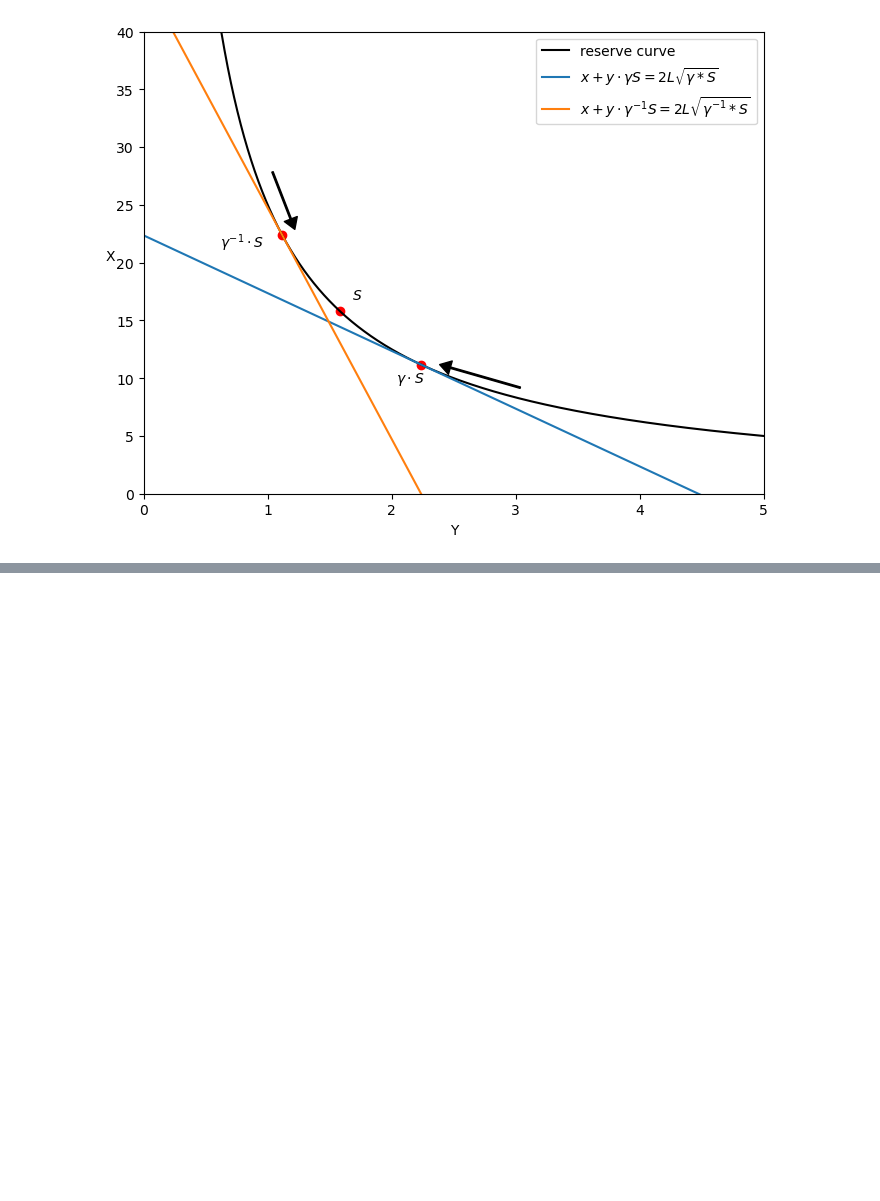
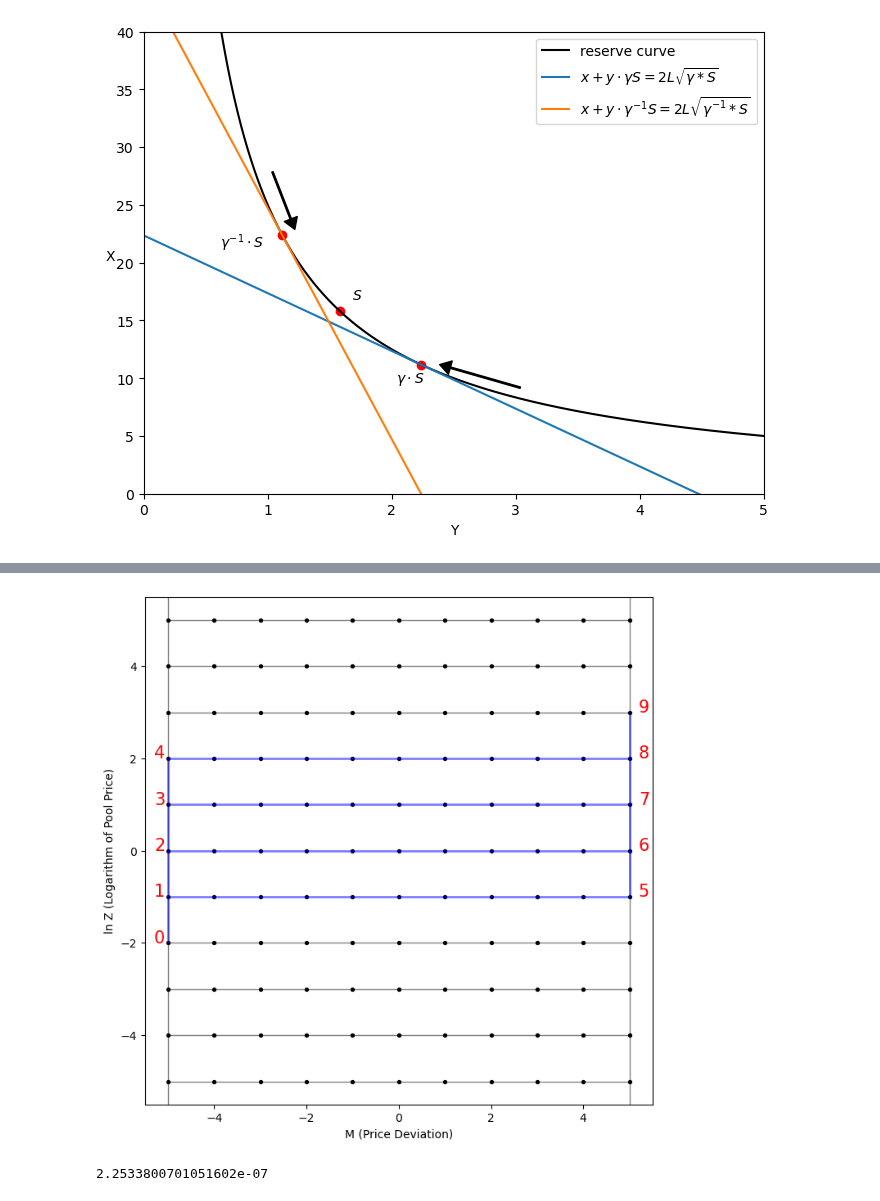
Before and after one commit to std92050/AMM, a Jupyter notebook: AMM_presentation.ipynb, the cells around one changed output, grey strips where cells are left out. Drawn from its saved outputs; the diff is of its cells as text; code cells hidden in the pictures; blank space fills up the shorter version.

```diff
--- a/AMM_presentation.ipynb
+++ b/AMM_presentation.ipynb
@@ -519,0 +568,54 @@ plt.show()
+# %%
+#enumerate
+
+
+# Define the state space
+ln_Z_values = np.arange(-5, 6, 1)  # ln Z values
+M_values = np.arange(-5, 6, 1)     # M values
+
+# Create the figure and axis
+fig, ax = plt.subplots(figsize=(8, 12))
+
+# Plot the grid points
+for ln_Z in ln_Z_values:
+    for M in M_values:
+        ax.scatter(M, ln_Z, s=8,c='k')  # Black points for states
+
+# Plot the possible transitions with red arrows
+for ln_Z in ln_Z_values:
+    if ln_Z in np.arange(-1,3):
+        color = 'blue'
+        l=2
+    else:
+        color = 'k'
+        l=1
+    ax.axhline(y = ln_Z,  xmin=0.05,xmax=0.95, lw=l,alpha=0.5,c=color)
+ax.axvline(x = -5,c='k',lw=l,alpha=0.5)
+ax.axvline(x=5,lw=1,c='k',alpha=0.5)
+
+ax.axvline(x = -5, ymin=0.32 , ymax= 0.68,c='blue',lw=2,alpha=0.5)
+ax.axvline(x=5,lw=2, ymin=0.41 , ymax= 0.77 ,c='blue',alpha=0.5)
+hw = 0.4
+hl=0.1
+
+ax.text( -5.3, 2, '4', fontsize=15,c='r')
+ax.text( -5.3 , 1, '3', fontsize=15,c='r')
+ax.text( -5.3 , 0, '2', fontsize=15,c='r')
+ax.text( -5.3 , -1, '1', fontsize=15,c='r')
+ax.text( -5.3 , -2, '0', fontsize=15,c='r')
+
+ax.text( 5.2 , 3, '9', fontsize=15,c='r')
+ax.text( 5.2, 2, '8', fontsize=15,c='r')
+ax.text( 5.2 , 1, '7', fontsize=15,c='r')
+ax.text( 5.2 , 0, '6', fontsize=15,c='r')
+ax.text( 5.2 , -1, '5', fontsize=15,c='r')
+
+# Set labels and title
+ax.set_xlabel('M (Price Deviation)')
+ax.set_ylabel('ln Z (Logarithm of Pool Price)')
+ax.set_aspect('equal')
+
+# Show the plot
+plt.show()
+# %% [output]
+[figure, added]
@@ -519,0 +628,4 @@ plt.show()
+# %%
+delta/(4*k+2)*(1-gamma)/(1+gamma)
+# %% [output]
+2.2533800701051602e-07
```
Also changed, not shown: parts of 3 cells of this notebook, 1 other file.
